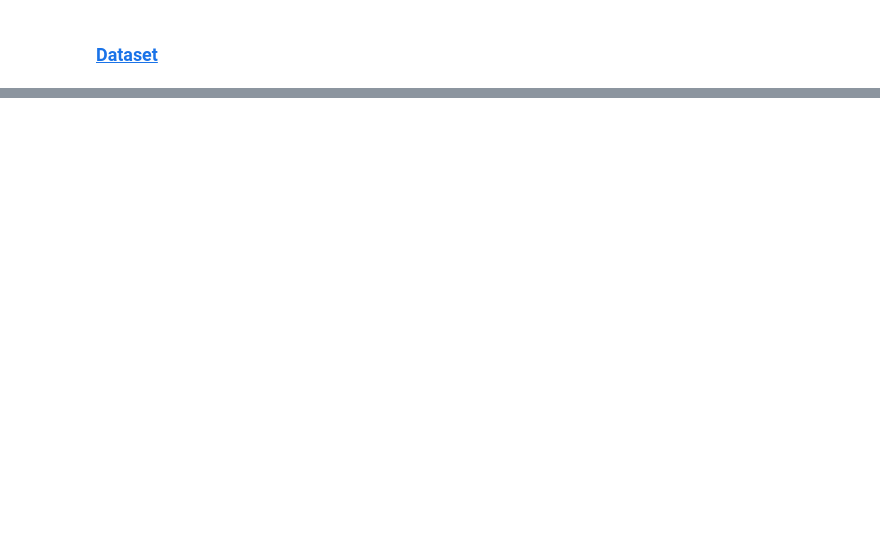
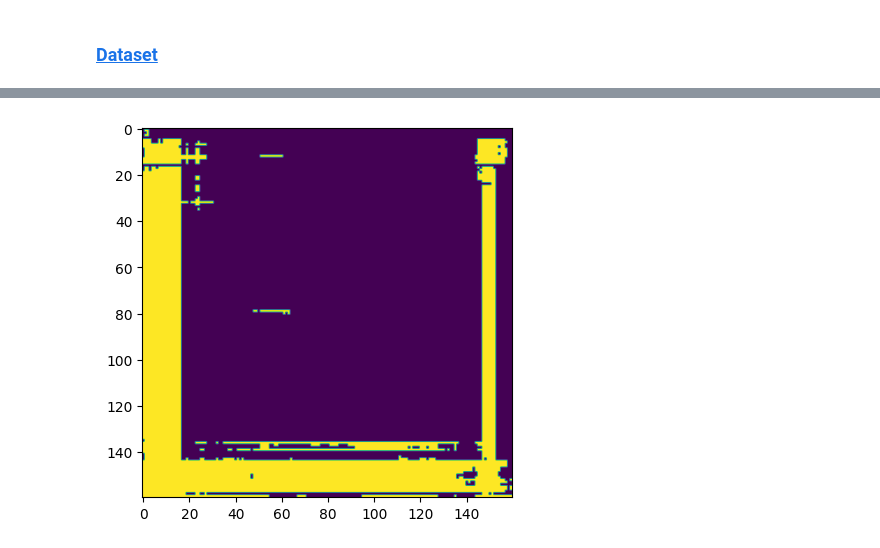
Before and after one commit to kamil271e/retinal-vessels-segmentation, a Jupyter notebook: vessels_segm.ipynb, the cells around one changed output, grey strips where cells are left out. Drawn from its saved outputs; the diff is of its cells as text; code cells hidden in the pictures; blank space fills up the shorter version.

```diff
--- a/vessels_segm.ipynb
+++ b/vessels_segm.ipynb
@@ -40,0 +125,2 @@ plt.show()
+# %%
+model.fit(train_generator, epochs=epochs, validation_data=val_generator, callbacks=callbacks)
@@ -40,0 +149,2 @@ plt.show()
+# %%
+pred = model.predict(val_generator)
@@ -40,0 +153,15 @@ plt.show()
+# %%
+for k in range(len(pred)):
+
+    predicted = np.zeros(img_size)
+
+    for i in range(img_size[0]):
+        for j in range(img_size[1]):
+            predicted[i,j] = np.argmax(pred[k,i,j])
+
+    plt.imshow(predicted)
+    plt.show()
+
+    break
+# %% [output]
+[figure, added]
```
Also changed, not shown: parts of 11 cells of this notebook, 2 other files.
